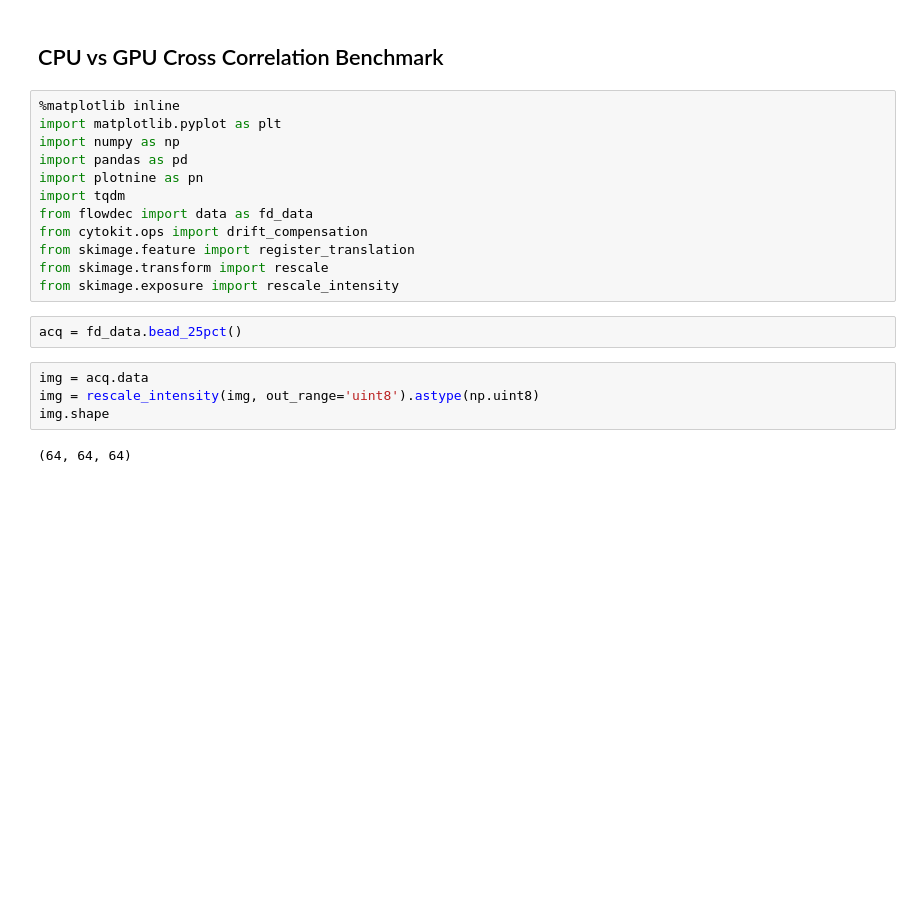
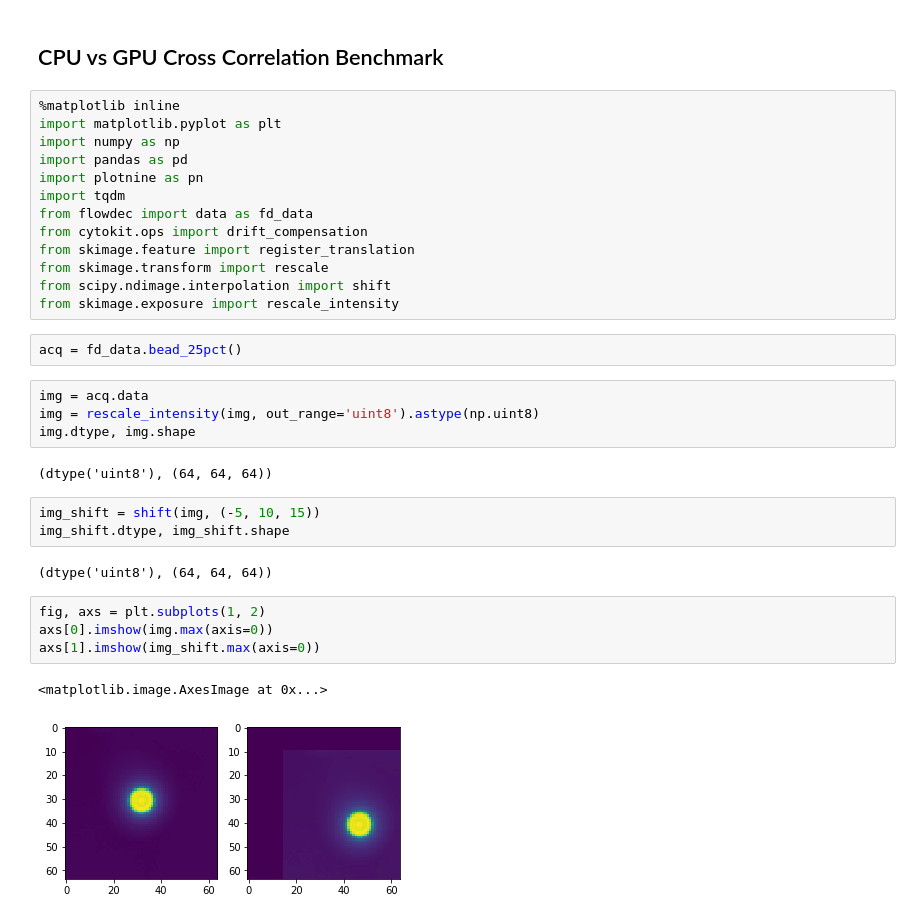
Before and after one commit to hammerlab/cytokit, a Jupyter notebook: python/notebooks/benchmarks/cross_correlation.ipynb, the cells around one changed output. Saved outputs shown, nothing was run; the diff lists cells and outputs as text; blank space fills up the shorter version.

```diff
--- a/python/notebooks/benchmarks/cross_correlation.ipynb
+++ b/python/notebooks/benchmarks/cross_correlation.ipynb
@@ -11,12 +11,25 @@ from flowdec import data as fd_data
 from cytokit.ops import drift_compensation
 from skimage.feature import register_translation
 from skimage.transform import rescale
+from scipy.ndimage.interpolation import shift
 from skimage.exposure import rescale_intensity
 # %%
 acq = fd_data.bead_25pct()
 # %%
 img = acq.data
 img = rescale_intensity(img, out_range='uint8').astype(np.uint8)
-img.shape
+img.dtype, img.shape
 # %% [output]
-(64, 64, 64)
+(dtype('uint8'), (64, 64, 64))
+# %%
+img_shift = shift(img, (-5, 10, 15))
+img_shift.dtype, img_shift.shape
+# %% [output]
+(dtype('uint8'), (64, 64, 64))
+# %%
+fig, axs = plt.subplots(1, 2)
+axs[0].imshow(img.max(axis=0))
+axs[1].imshow(img_shift.max(axis=0))
+# %% [output]
+<matplotlib.image.AxesImage at 0x...>
+[figure, added]
```
Also changed, not shown: parts of 10 cells of this notebook, 3 other files.
